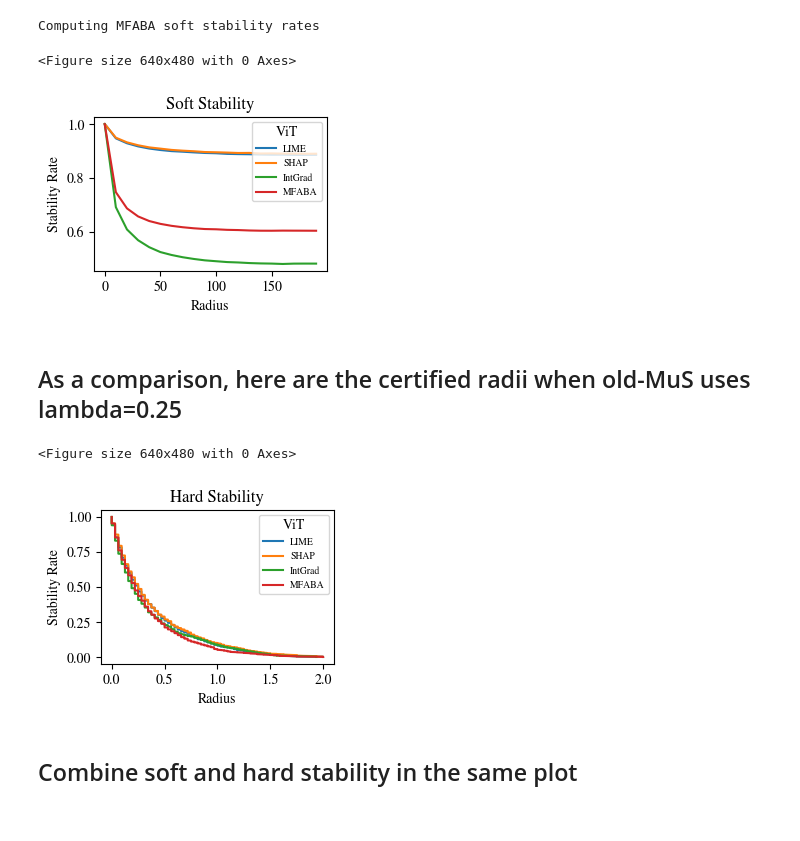
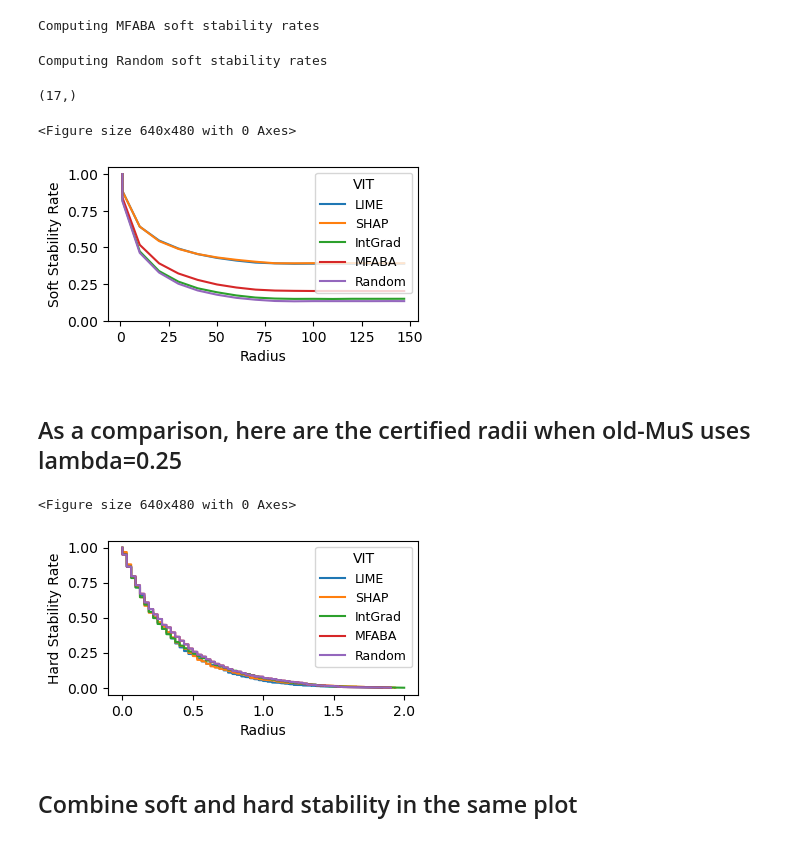
Before and after one commit to helenjin/soft_stability, a Jupyter notebook: notebooks/test_vit_plots.ipynb, the cells around one changed output. Saved outputs shown, nothing was run; the diff lists cells and outputs as text; code cells hidden in the pictures.

```diff
--- a/notebooks/test_vit_plots.ipynb
+++ b/notebooks/test_vit_plots.ipynb
@@ -149,4 +167,8 @@ MFABA explanations torch.Size([1000, 14, 14])
 masked_vit = MaskedImageClassifier(raw_vit, grid_size=(14,14))
 masked_vit.eval().to(device)
 eps, delta = 0.1, 0.1
-all_radius = list(range(0, 196, 10))
+max_radius = int(196 * (1 - top_k_frac))
+all_radius = [1] + list(range(10, max_radius, 10))
+if all_radius[-1] != max_radius:
+    all_radius.append(max_radius)
+print(all_radius)
@@ -155,6 +179,7 @@ lime_stability_rates_file = cache_dir / "vit_lime_stability_rates.pt"
 shap_stability_rates_file = cache_dir / "vit_shap_stability_rates.pt"
 intgrad_stability_rates_file = cache_dir / "vit_intgrad_stability_rates.pt"
 mfaba_stability_rates_file = cache_dir / "vit_mfaba_stability_rates.pt"
+random_stability_rates_file = cache_dir / "vit_random_stability_rates.pt"
 # %%
 if lime_stability_rates_file.exists() and use_cache:
     print("Loading LIME soft stability rates")
@@ -223,22 +258,48 @@ else:
     torch.save(mfaba_stability_rates, mfaba_stability_rates_file)
 # %% [output]
 Computing MFABA soft stability rates
+# %%
+if random_stability_rates_file.exists() and use_cache:
+    print("Loading Random soft stability rates")
+    random_stability_rates = torch.load(random_stability_rates_file)
+else:
+    print("Computing Random soft stability rates")
+    random_stability_rates = []
+    for img, exp in tqdm(zip(images, random_explanations), total=len(images)):
+        random_stability_rates.append(torch.stack([
+            soft_stability_rate(
+                masked_vit, x=img.to(device), alpha=exp.to(device), radius=r, epsilon=eps, delta=delta
+            ) for r in all_radius
+        ]))
+    random_stability_rates = torch.stack(random_stability_rates).cpu()
+    torch.save(random_stability_rates, random_stability_rates_file)
+# %% [output]
+Computing Random soft stability rates
+# %%
+torch.cat([torch.tensor([1]), lime_stability_rates.cpu().mean(dim=0)]).numpy().shape
+# %% [output]
+(17,)
 # %%
 plt.clf()
-plt.figure(figsize=(3, 2))
-plt.plot(all_radius, lime_stability_rates.cpu().mean(dim=0).numpy(), label="LIME")
-plt.plot(all_radius, shap_stability_rates.cpu().mean(dim=0).numpy(), label="SHAP")
-plt.plot(all_radius, intgrad_stability_rates.cpu().mean(dim=0).numpy(), label="IntGrad")
-plt.plot(all_radius, mfaba_stability_rates.cpu().mean(dim=0).numpy(), label="MFABA")
+plt.rcParams["font.family"] = "DejaVu Sans"
+
+plt.figure(figsize=(4, 2))
+plt.plot([1] + all_radius, torch.cat([torch.tensor([1]), lime_stability_rates.cpu().mean(dim=0)]).numpy(), label="LIME")
+plt.plot([1] + all_radius, torch.cat([torch.tensor([1]), shap_stability_rates.cpu().mean(dim=0)]).numpy(), label="SHAP")
+plt.plot([1] + all_radius, torch.cat([torch.tensor([1]), intgrad_stability_rates.cpu().mean(dim=0)]).numpy(), label="IntGrad")
+plt.plot([1] + all_radius, torch.cat([torch.tensor([1]), mfaba_stability_rates.cpu().mean(dim=0)]).numpy(), label="MFABA")
+plt.plot([1] + all_radius, torch.cat([torch.tensor([1]), random_stability_rates.cpu().mean(dim=0)]).numpy(), label="Random")
+plt.ylim(0,1.05)
+
 plt.xlabel('Radius')
-plt.ylabel('Stability Rate')
-plt.legend(title="ViT", loc="upper right", prop={'size': 7})
-plt.title('Soft Stability')
-plt.savefig('_dump/vit_imagenet_ssg_1k', bbox_inches="tight")
+plt.ylabel('Soft Stability Rate')
+plt.legend(title="VIT", loc="upper right", prop={'size': 9})
+# plt.title('Soft Stability')
+plt.savefig('_dump/vit_imagenet_soft.pdf', bbox_inches="tight")
 plt.show()
 # %% [output]
 <Figure size 640x480 with 0 Axes>
-[figure, old version]
+[figure, new version]
 # %% [markdown]
 ## As a comparison, here are the certified radii when old-MuS uses lambda=0.25
 # %%
@@ -276,18 +343,23 @@ cert_mfaba_stability_rates = torch.load(cache_dir / "vit_mfaba_cert_stability_ra
 # %%
 plt.clf()
-plt.figure(figsize=(3, 2))
+plt.rcParams["font.family"] = "DejaVu Sans"
+
+plt.figure(figsize=(4, 2))
 plt.plot(cert_lime_stability_rates.sort(descending=True).values, [0.001 * i for i in range(0, 1000)], label="LIME")
 plt.plot(cert_shap_stability_rates.sort(descending=True).values, [0.001 * i for i in range(0, 1000)], label="SHAP")
 plt.plot(cert_intgrad_stability_rates.sort(descending=True).values, [0.001 * i for i in range(0, 1000)], label="IntGrad")
 plt.plot(cert_mfaba_stability_rates.sort(descending=True).values, [0.001 * i for i in range(0, 1000)], label="MFABA")
+plt.plot(cert_mfaba_stability_rates.sort(descending=True).values, [0.001 * i for i in range(0, 1000)], label="Random")
+
 plt.xlabel('Radius')
-plt.ylabel('Stability Rate')
-plt.legend(title="ViT", loc="upper right", prop={'size': 7})
-plt.title('Hard Stability')
-plt.savefig('_dump/vit_imagenet_hard_1k', bbox_inches="tight")
+plt.ylabel('Hard Stability Rate')
+plt.legend(title="VIT", loc="upper right", prop={'size': 9})
+# plt.title('Hard Stability')
+plt.savefig('_dump/vit_imagenet_hard.pdf', bbox_inches="tight")
+plt.show()
 # %% [output]
 <Figure size 640x480 with 0 Axes>
-[figure, old version]
+[figure, new version]
 # %% [markdown]
 ## Combine soft and hard stability in the same plot
 # %%
```
Also changed, not shown: parts of 16 cells of this notebook, 22 other files.
